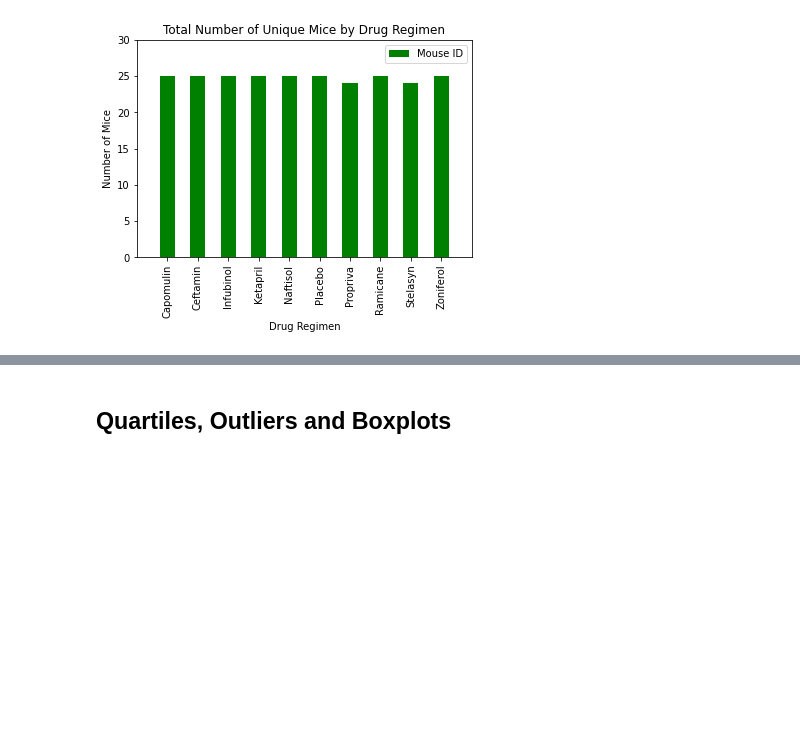
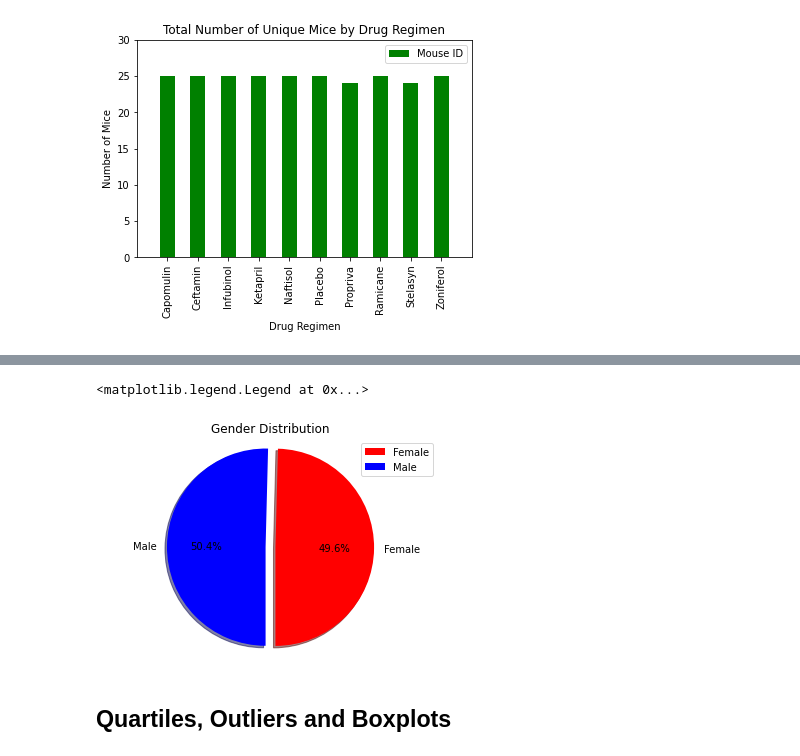
Before and after one commit to cecileung1208/Homework, a Jupyter notebook: Unit 5 - MatplotLib/Pymaceuticals/pymaceuticals_starter.ipynb, the cells around one changed output, grey strips where cells are left out. Drawn from its saved outputs; the diff is of its cells as text; code cells hidden in the pictures; blank space fills up the shorter version.

```diff
--- a/Unit 5 - MatplotLib/Pymaceuticals/pymaceuticals_starter.ipynb
+++ b/Unit 5 - MatplotLib/Pymaceuticals/pymaceuticals_starter.ipynb
@@ -183,3 +217,25 @@ Name: Mouse ID, dtype: int64
+# %%
+# Generate a pie plot showing the distribution of female versus male mice using pyplot
+
+# Creating dataset
+gender = ['Female', 'Male']
+gender_count = [123, 125]
+
+
+# Creating explode data
+explode = (0, 0.1)
+
+# Creating color parameters
+colors = ( "red", "blue")
+
+plt.pie(gender_count, labels = gender, explode=explode, colors=colors,
+        autopct="%1.1f%%", shadow=True, startangle=270)
+plt.title("Gender Distribution")
+plt.axis("equal")
+plt.legend(loc="best")
+# %% [output]
+<matplotlib.legend.Legend at 0x...>
+[figure, added]
 # %% [markdown]
 ## Quartiles, Outliers and Boxplots
 # %%
```
Also changed, not shown: parts of 8 cells of this notebook, 1 other file.
